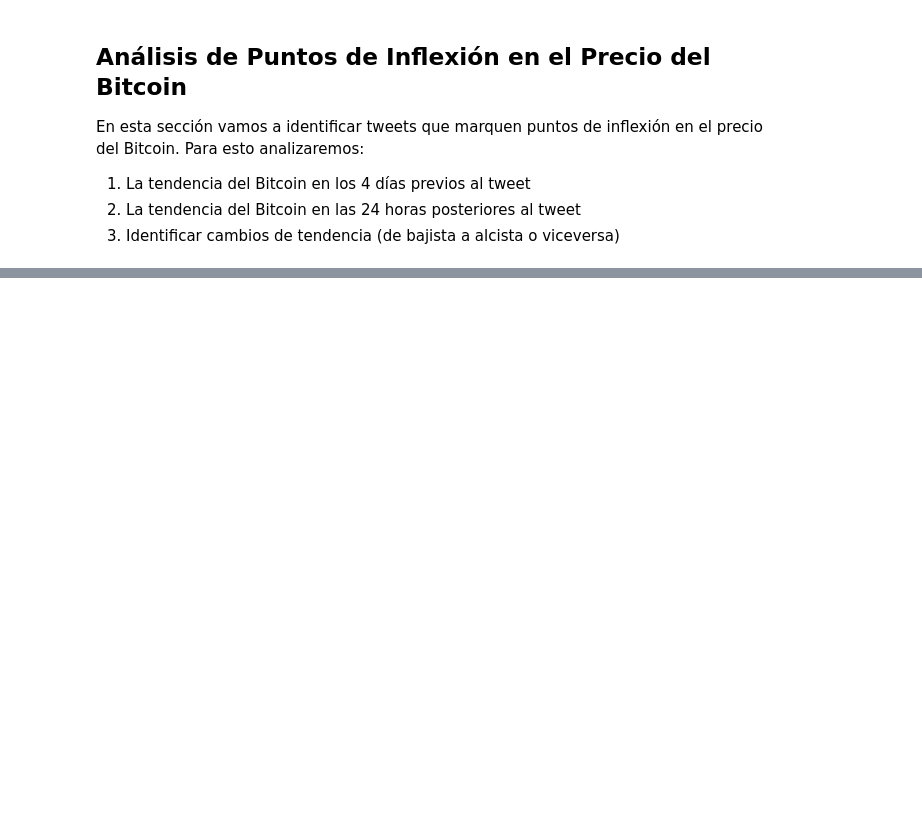
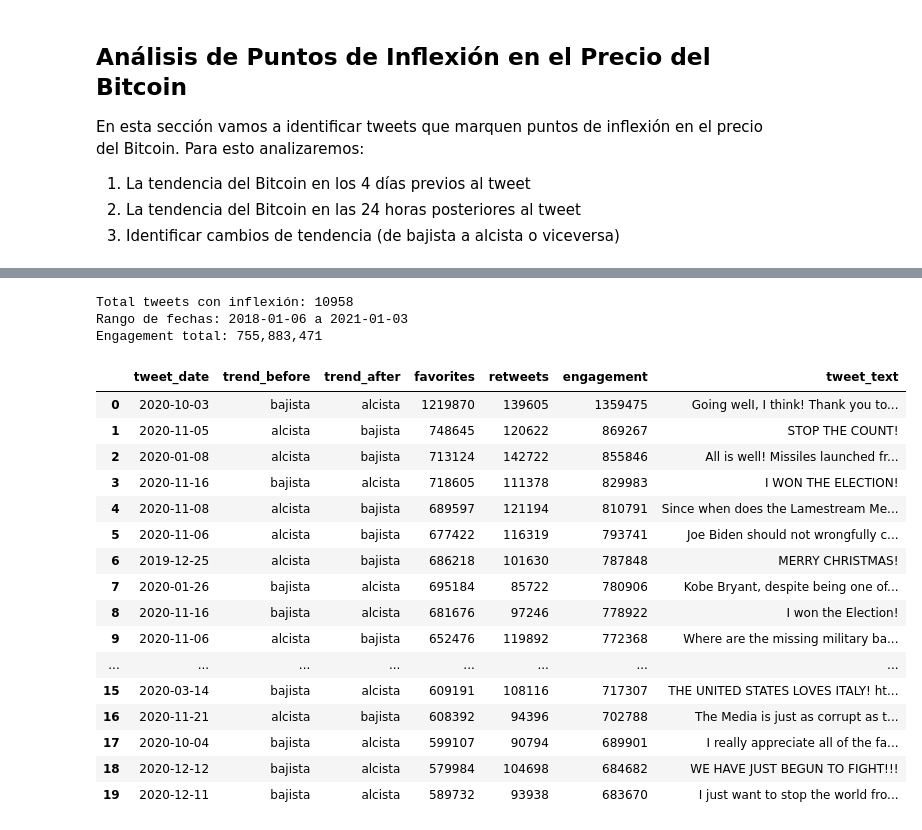
Before and after one commit to Emmanuel-Guerreiro/ciencia-datos-integrador, a Jupyter notebook: integrador/segunda-entrega/main.ipynb, the cells around one changed output, grey strips where cells are left out. Cells and saved outputs as stored; diff of their text form; code cells hidden in the pictures; blank space fills up the shorter version.

Commit message:
table

```diff
--- a/integrador/segunda-entrega/main.ipynb
+++ b/integrador/segunda-entrega/main.ipynb
@@ -591,31 +573,27 @@ Puntos de inflexión encontrados: 10958
 trump_inflection_tweets = trump_results_df[trump_results_df['inflection'] == True].copy()
 
 if len(trump_inflection_tweets) > 0:
-    print(f"¡Encontrados {len(trump_inflection_tweets)} tweets que marcan puntos de inflexión en el período Trump!")
+    print(f"{len(trump_inflection_tweets)} puntos de inflexión")
 
     # Ordenar por engagement
     trump_inflection_tweets = trump_inflection_tweets.sort_values('engagement', ascending=False)
 
-    print(f"\nTop 10 tweets con mayor impacto (puntos de inflexión) - Período Trump:")
+    print(f"\nTop 10 tweets:")
     for i, (_, tweet) in enumerate(trump_inflection_tweets.head(10).iterrows()):
-        print(f"\n{i+1}. Fecha: {tweet['tweet_date']}")
-        print(f"   Tendencia: {tweet['trend_before']} → {tweet['trend_after']}")
-        print(f"   Engagement: {tweet['engagement']:,} (♥{tweet['favorites']:,} + ↻{tweet['retweets']:,})")
-        print(f"   Texto: {tweet['tweet_text']}")
+        print(f"\n{i+1}. {tweet['tweet_date']}")
+        print(f"   {tweet['trend_before']} → {tweet['trend_after']}")
+        print(f"   {tweet['engagement']:,} (♥{tweet['favorites']:,} + ↻{tweet['retweets']:,})")
+        print(f"   {tweet['tweet_text']}")
 
     # Mostrar estadísticas de cambios de tendencia
-    print(f"\nTipos de cambios de tendencia en período Trump:")
+    print(f"\nCambios de tendencia:")
     trend_changes = trump_inflection_tweets.groupby(['trend_before', 'trend_after']).size()
     for (before, after), count in trend_changes.items():
-        print(f"  {before} → {after}: {count} tweets")
+        print(f"  {before} → {after}: {count}")
 
-else:
-    print("No se encontraron puntos de inflexión claros en el período Trump.")
-
-# Mostrar distribución de tendencias en período Trump
-print(f"\nDistribución de tendencias ANTES del tweet (período Trump):")
+print(f"\nTendencias ANTES:")
 print(trump_results_df['trend_before'].value_counts())
 
-print(f"\nDistribución de tendencias DESPUÉS del tweet (período Trump):")
+print(f"\nTendencias DESPUÉS:")
 print(trump_results_df['trend_after'].value_counts())
 # %% [output]
@@ -770,0 +741,37 @@ Cambio total: +176.5%
+# %%
+# Tabla completa de tweets que causaron inflexión
+inflection_table = trump_inflection_tweets[['tweet_date', 'trend_before', 'trend_after', 'favorites', 'retweets', 'engagement', 'tweet_text']].copy()
+
+# Ordenar por engagement descendente
+inflection_table = inflection_table.sort_values('engagement', ascending=False)
+
+# Resetear índice para numeración consecutiva
+inflection_table = inflection_table.reset_index(drop=True)
+
+# Mostrar estadísticas de la tabla
+print(f"Total tweets con inflexión: {len(inflection_table)}")
+print(f"Rango de fechas: {inflection_table['tweet_date'].min()} a {inflection_table['tweet_date'].max()}")
+print(f"Engagement total: {inflection_table['engagement'].sum():,}")
+
+inflection_table.head(20)
+# %% [output]
+Total tweets con inflexión: 10958
+Rango de fechas: 2018-01-06 a 2021-01-03
+Engagement total: 755,883,471
+|  | tweet_date | trend_before | trend_after | favorites | retweets | engagement | tweet_text |
+| 0 | 2020-10-03 | bajista | alcista | 1219870 | 139605 | 1359475 | Going welI, I think! Thank you to... |
+| 1 | 2020-11-05 | alcista | bajista | 748645 | 120622 | 869267 | STOP THE COUNT! |
+| 2 | 2020-01-08 | alcista | bajista | 713124 | 142722 | 855846 | All is well! Missiles launched fr... |
+| 3 | 2020-11-16 | bajista | alcista | 718605 | 111378 | 829983 | I WON THE ELECTION! |
+| 4 | 2020-11-08 | alcista | bajista | 689597 | 121194 | 810791 | Since when does the Lamestream Me... |
+| 5 | 2020-11-06 | alcista | bajista | 677422 | 116319 | 793741 | Joe Biden should not wrongfully c... |
+| 6 | 2019-12-25 | alcista | bajista | 686218 | 101630 | 787848 | MERRY CHRISTMAS! |
+| 7 | 2020-01-26 | bajista | alcista | 695184 | 85722 | 780906 | Kobe Bryant, despite being one of... |
+| 8 | 2020-11-16 | bajista | alcista | 681676 | 97246 | 778922 | I won the Election! |
+| 9 | 2020-11-06 | alcista | bajista | 652476 | 119892 | 772368 | Where are the missing military ba... |
+| ... | ... | ... | ... | ... | ... | ... | ... |
+| 15 | 2020-03-14 | bajista | alcista | 609191 | 108116 | 717307 | THE UNITED STATES LOVES ITALY! ht... |
+| 16 | 2020-11-21 | alcista | bajista | 608392 | 94396 | 702788 | The Media is just as corrupt as t... |
+| 17 | 2020-10-04 | bajista | alcista | 599107 | 90794 | 689901 | I really appreciate all of the fa... |
+| 18 | 2020-12-12 | bajista | alcista | 579984 | 104698 | 684682 | WE HAVE JUST BEGUN TO FIGHT!!! |
+| 19 | 2020-12-11 | bajista | alcista | 589732 | 93938 | 683670 | I just want to stop the world fro... |
```
Also changed, not shown: parts of 11 cells of this notebook.
